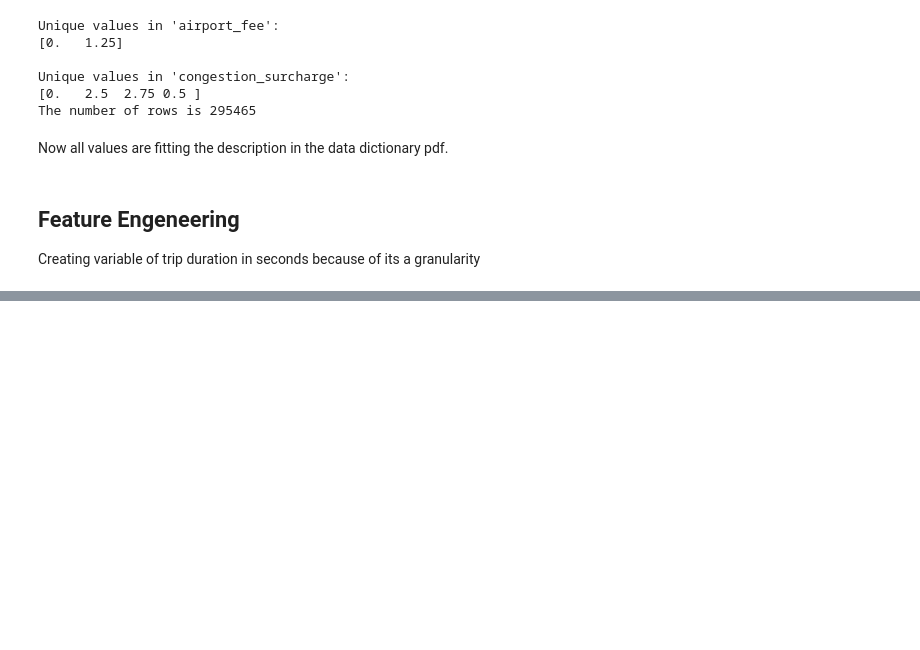
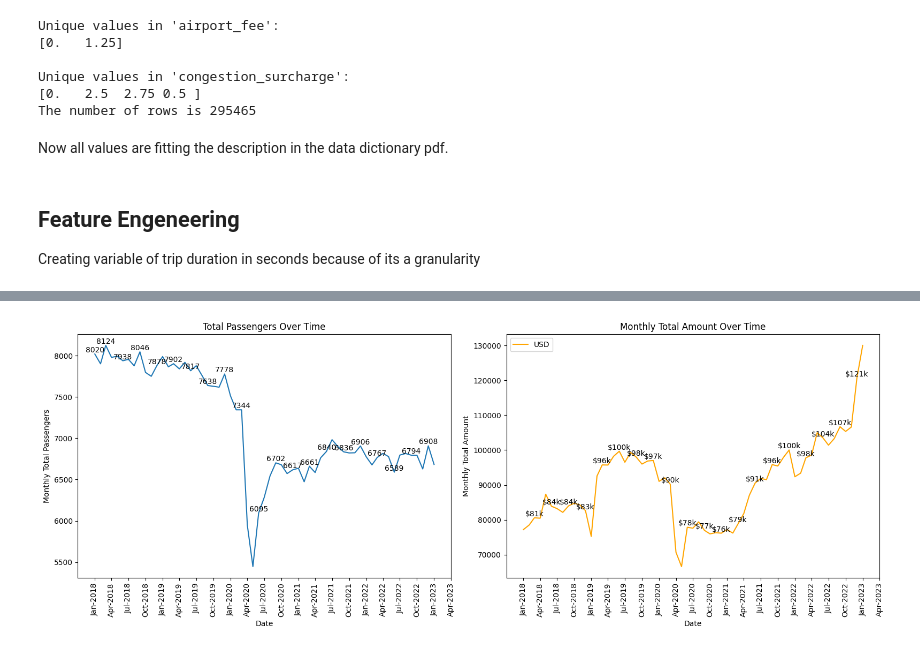
Before and after one commit to BenjaminDupre/taxi_data_task, a Jupyter notebook: taxi_data.ipynb, the cells around one changed output, grey strips where cells are left out. Drawn from its saved outputs; the diff is of its cells as text; code cells hidden in the pictures; blank space fills up the shorter version.

```diff
--- a/taxi_data.ipynb
+++ b/taxi_data.ipynb
@@ -150,3 +160,2 @@ df_ny["pickup_weekday"] = pd.Categorical(df_ny["pickup_weekday"] )
 # %%
-df_ny["week_of_trip"] = df_ny["tpep_pickup_datetime"].dt.strftime('%U-%y')
 df_ny["month_of_trip"] = df_ny["tpep_pickup_datetime"].dt.strftime('%b-%y')
@@ -215,0 +201,53 @@ plt.show()
+# %%
+import pandas as pd
+import matplotlib.pyplot as plt
+import matplotlib.dates as mdates
+
+# Group by the formatted_pickup_date and sum the passenger_count
+monthly_passenger_count = df_ny.groupby('month_of_trip')['passenger_count'].sum().reset_index()
+monthly_passenger_count['month_of_trip'] = pd.to_datetime(monthly_passenger_count['month_of_trip'], format='%b-%y')
+monthly_passenger_count.sort_values(by='month_of_trip', inplace=True)
+
+# Group by the formatted_pickup_date and sum the total_amount
+monthly_amount = df_ny.groupby('month_of_trip')['total_amount'].sum().reset_index()
+monthly_amount['month_of_trip'] = pd.to_datetime(monthly_amount['month_of_trip'], format='%b-%y')
+monthly_amount.sort_values(by='month_of_trip', inplace=True)
+
+# Create a figure with two subplots side by side
+fig, axs = plt.subplots(1, 2, figsize=(16, 6))
+
+# Plot the passenger count data in the first subplot
+axs[0].plot(monthly_passenger_count['month_of_trip'], monthly_passenger_count['passenger_count'])
+axs[0].set_xlabel('Date')
+axs[0].set_ylabel('Monthly Total Passengers')
+axs[0].set_title('Total Passengers Over Time')
+axs[0].xaxis.set_major_formatter(mdates.DateFormatter("%b-%Y"))
+axs[0].xaxis.set_major_locator(mdates.MonthLocator(interval=3))
+axs[0].tick_params(axis='x', rotation=90)
+
+
+# Annotate data points with number labels at 3-month intervals and the first month
+for x, y in zip(monthly_passenger_count['month_of_trip'], monthly_passenger_count['passenger_count']):
+    if x.month % 3 == 0 or (x.month == 1 and x.year == 2018):
+        axs[0].text(x, y, f'{int(y)}', ha='center', va='bottom')
+
+# Plot the total amount data in the second subplot
+axs[1].plot(monthly_amount['month_of_trip'], monthly_amount['total_amount'], label='USD', color='orange')
+axs[1].set_xlabel('Date')
+axs[1].set_ylabel('Monthly Total Amount')
+axs[1].set_title('Monthly Total Amount Over Time')
+axs[1].xaxis.set_major_formatter(mdates.DateFormatter("%b-%Y"))
+axs[1].xaxis.set_major_locator(mdates.MonthLocator(interval=3))
+axs[1].tick_params(axis='x', rotation=90)
+
+# Annotate data points with number labels at 3-month intervals
+for x, y in zip(monthly_amount['month_of_trip'], monthly_amount['total_amount']):
+    if x.month % 3 == 0:
+        axs[1].text(x, y, f'${y/1000:.0f}k', ha='center', va='bottom')
+
+# Show the plot
+plt.tight_layout()
+plt.legend()
+plt.show()
+# %% [output]
+[figure, added]
```
Also changed, not shown: parts of 21 cells of this notebook, 1 other file.
